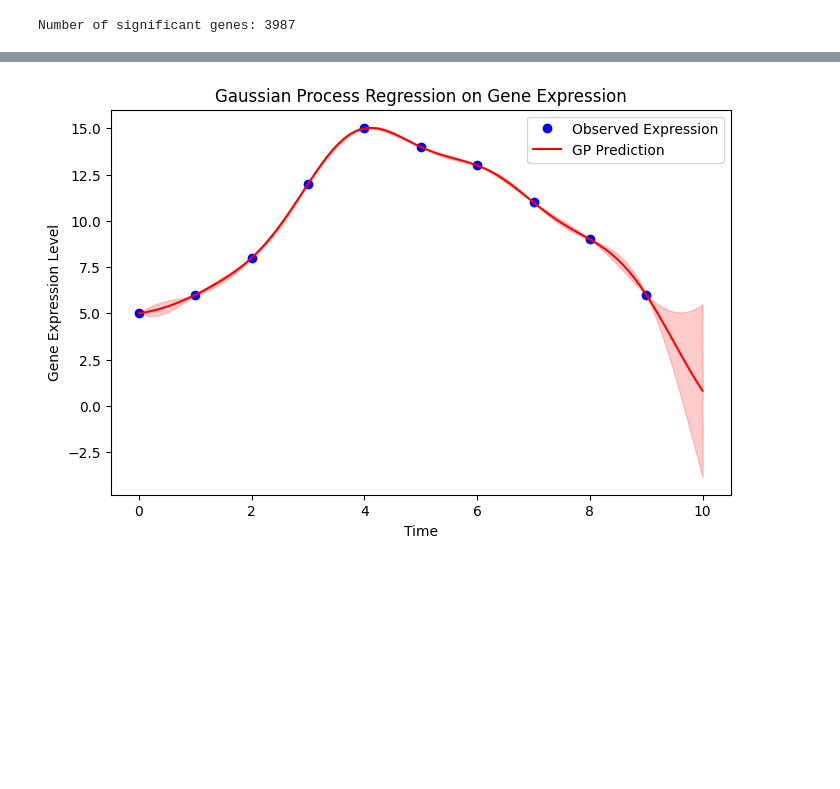
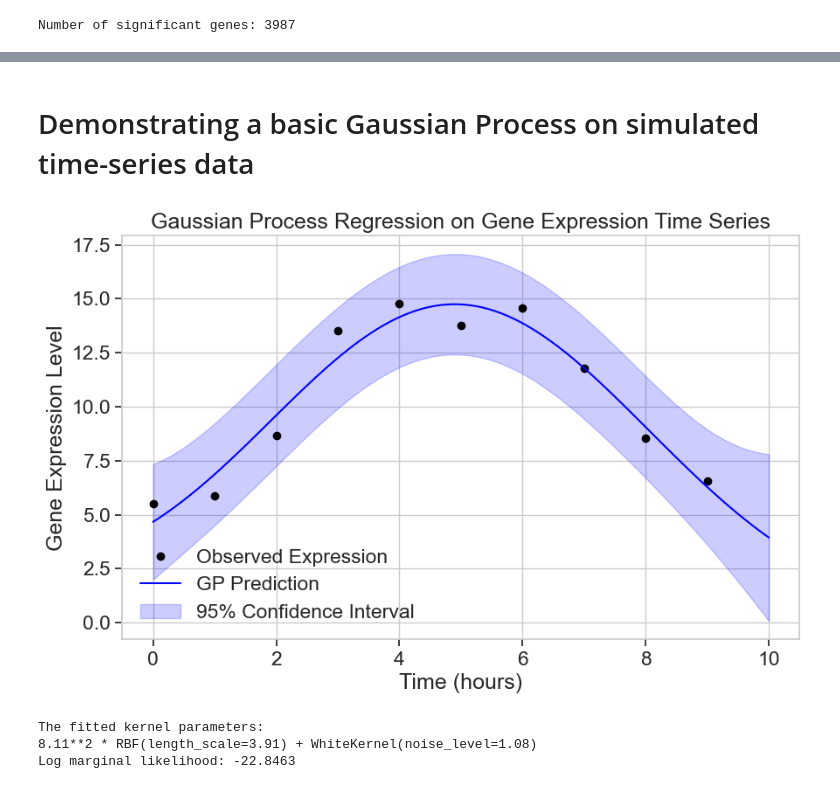
Before and after one commit to gabrielrosendo/CST-425, a Jupyter notebook: Gaussian Regression/GaussianRegression.ipynb, the cells around one changed output, grey strips where cells are left out. Drawn from its saved outputs; the diff is of its cells as text; code cells hidden in the pictures; blank space fills up the shorter version.

```diff
--- a/Gaussian Regression/GaussianRegression.ipynb
+++ b/Gaussian Regression/GaussianRegression.ipynb
@@ -49,33 +93,46 @@ Number of significant genes: 3987
+# %% [markdown]
+# Demonstrating a basic Gaussian Process on simulated time-series data
 # %%
-
 # Simulated time-series data for a gene
 time_points = np.array([0, 1, 2, 3, 4, 5, 6, 7, 8, 9])  # Time points
 expression_levels = np.array([5, 6, 8, 12, 15, 14, 13, 11, 9, 6])  # Simulated expression
 
+# Add some noise to make it realistic
+np.random.seed(42)
+noisy_expression = expression_levels + np.random.normal(0, 1, size=len(expression_levels))
+
 # Reshape for sklearn
 X = time_points.reshape(-1, 1)
-y = expression_levels
+y = noisy_expression
 
-# Define the GP model
-kernel = C(1.0) * RBF(length_scale=1.0)
+# Define the GP model with a common kernel choice for time series
+kernel = C(1.0) * RBF(length_scale=1.0) + WhiteKernel(noise_level=1.0)
 gp = GaussianProcessRegressor(kernel=kernel, n_restarts_optimizer=10)
 
 # Fit the model
 gp.fit(X, y)
 
 # Predict across time range
 X_pred = np.linspace(0, 10, 100).reshape(-1, 1)
 y_pred, sigma = gp.predict(X_pred, return_std=True)
 
 # Plot results
-plt.figure(figsize=(8, 5))
-plt.plot(time_points, expression_levels, 'bo', label="Observed Expression")
-plt.plot(X_pred, y_pred, 'r-', label="GP Prediction")
-plt.fill_between(X_pred.ravel(), y_pred - 1.96 * sigma, y_pred + 1.96 * sigma, color='red', alpha=0.2)
-plt.xlabel("Time")
+plt.figure(figsize=(10, 6))
+plt.plot(time_points, noisy_expression, 'ko', label="Observed Expression")
+plt.plot(X_pred, y_pred, 'b-', label="GP Prediction")
+plt.fill_between(X_pred.ravel(), y_pred - 1.96 * sigma, y_pred + 1.96 * sigma,
+                 color='blue', alpha=0.2, label="95% Confidence Interval")
+plt.xlabel("Time (hours)")
 plt.ylabel("Gene Expression Level")
 plt.legend()
-plt.title("Gaussian Process Regression on Gene Expression")
+plt.title("Gaussian Process Regression on Gene Expression Time Series")
 plt.show()
+
+print("The fitted kernel parameters:")
+print(gp.kernel_)
+print(f"Log marginal likelihood: {gp.log_marginal_likelihood_value_:.4f}")
 # %% [output]
-[figure, old version]
+[figure, new version]
+The fitted kernel parameters:
+8.11**2 * RBF(length_scale=3.91) + WhiteKernel(noise_level=1.08)
+Log marginal likelihood: -22.8463
```
Also changed, not shown: parts of 14 cells of this notebook, 1 other file.
